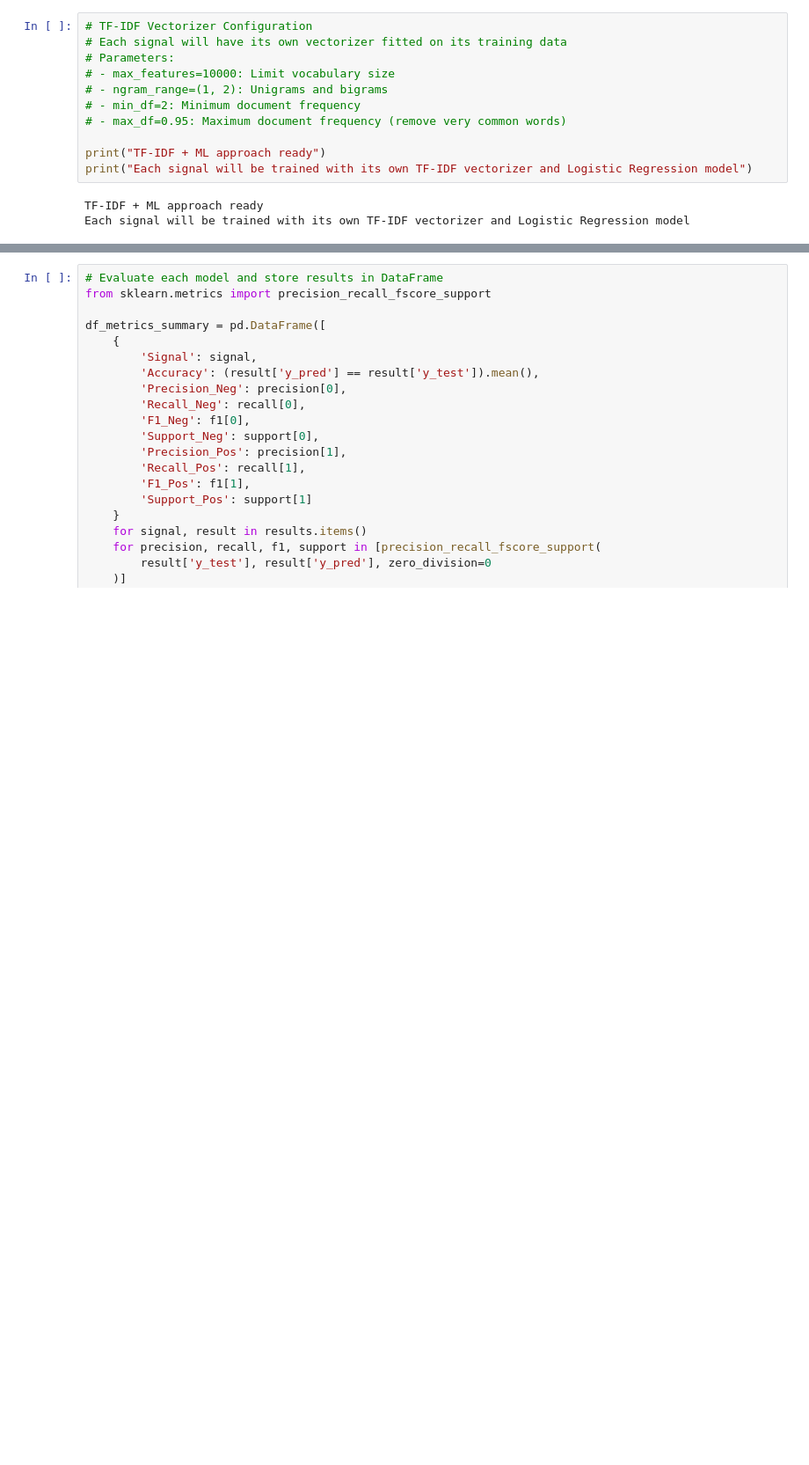
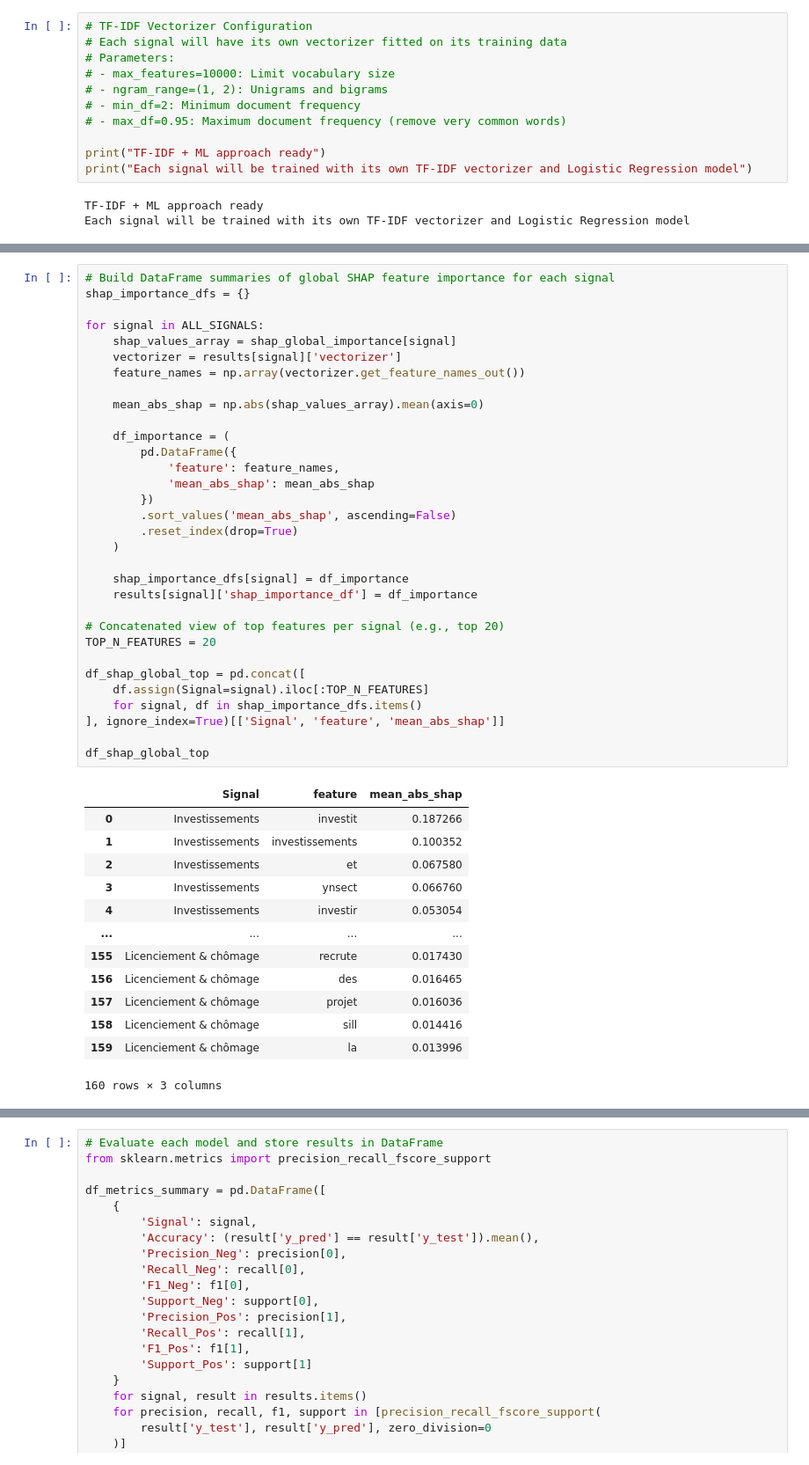
Before and after one commit to dev-labarre/ose-main, a Jupyter notebook: Notebooks/02_tfidf_ml_classification.ipynb, the cells around one changed output, grey strips where cells are left out. Shown: that part at 88% size. Saved outputs shown, nothing was run; the diff lists cells and outputs as text; blank space fills up the shorter version.

```diff
--- a/Notebooks/02_tfidf_ml_classification.ipynb
+++ b/Notebooks/02_tfidf_ml_classification.ipynb
@@ -278,0 +333,46 @@ Trained 8 TF-IDF + ML models
+# %%
+# Build DataFrame summaries of global SHAP feature importance for each signal
+shap_importance_dfs = {}
+
+for signal in ALL_SIGNALS:
+    shap_values_array = shap_global_importance[signal]
+    vectorizer = results[signal]['vectorizer']
+    feature_names = np.array(vectorizer.get_feature_names_out())
+
+    mean_abs_shap = np.abs(shap_values_array).mean(axis=0)
+
+    df_importance = (
+        pd.DataFrame({
+            'feature': feature_names,
+            'mean_abs_shap': mean_abs_shap
+        })
+        .sort_values('mean_abs_shap', ascending=False)
+        .reset_index(drop=True)
+    )
+
+    shap_importance_dfs[signal] = df_importance
+    results[signal]['shap_importance_df'] = df_importance
+
+# Concatenated view of top features per signal (e.g., top 20)
+TOP_N_FEATURES = 20
+
+df_shap_global_top = pd.concat([
+    df.assign(Signal=signal).iloc[:TOP_N_FEATURES]
+    for signal, df in shap_importance_dfs.items()
+], ignore_index=True)[['Signal', 'feature', 'mean_abs_shap']]
+
+df_shap_global_top
+# %% [output]
+|  | Signal | feature | mean_abs_shap |
+| 0 | Investissements | investit | 0.187266 |
+| 1 | Investissements | investissements | 0.100352 |
+| 2 | Investissements | et | 0.067580 |
+| 3 | Investissements | ynsect | 0.066760 |
+| 4 | Investissements | investir | 0.053054 |
+| ... | ... | ... | ... |
+| 155 | Licenciement & chômage | recrute | 0.017430 |
+| 156 | Licenciement & chômage | des | 0.016465 |
+| 157 | Licenciement & chômage | projet | 0.016036 |
+| 158 | Licenciement & chômage | sill | 0.014416 |
+| 159 | Licenciement & chômage | la | 0.013996 |
+160 rows × 3 columns
```
Also changed, not shown: parts of 14 cells of this notebook.
